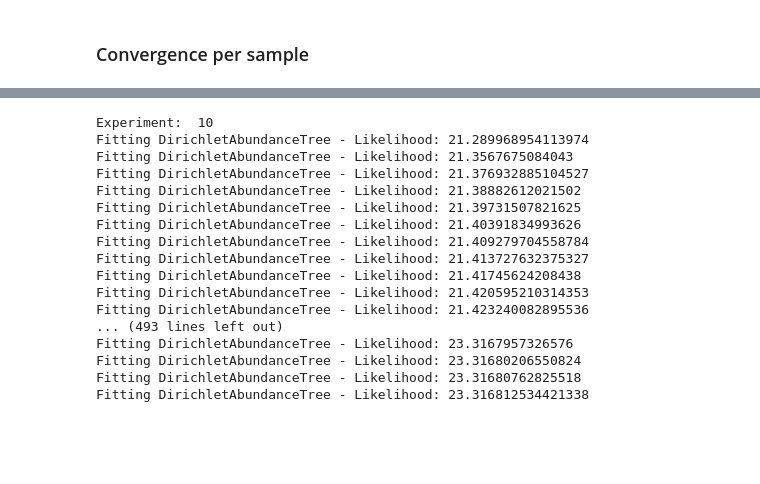
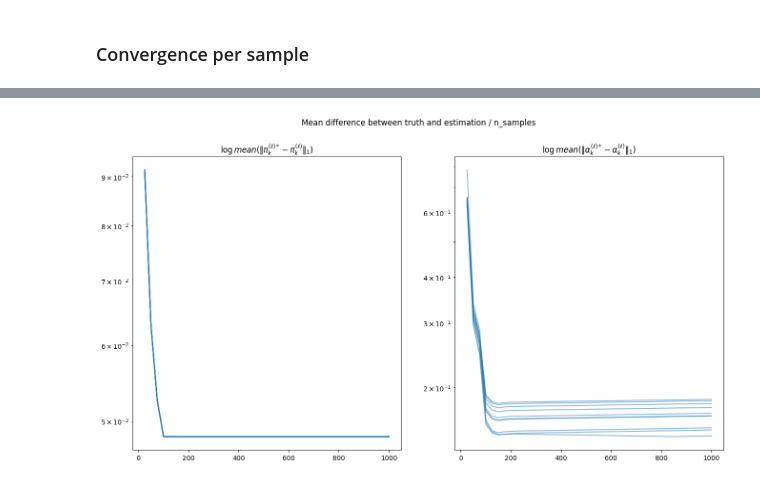
Before and after one commit to AlexandreChaussard/Stage-Microbiote, a Jupyter notebook: Microbiota-Generative-Models/src/playground/bernoulli_tree/benchmark_bernoulli_tree.ipynb, the cells around one changed output, grey strips where cells are left out. Drawn from its saved outputs; the diff is of its cells as text; code cells hidden in the pictures; blank space fills up the shorter version.

```diff
--- a/Microbiota-Generative-Models/src/playground/bernoulli_tree/benchmark_bernoulli_tree.ipynb
+++ b/Microbiota-Generative-Models/src/playground/bernoulli_tree/benchmark_bernoulli_tree.ipynb
@@ -329,51 +430,12 @@ Fitting DirichletAbundanceTree - Likelihood: 34.26179163361035
 # %%
-size_list = [10, 50, 150, 300, 400, 600, 800, 1000]
-
-activation_proba_mean_difference = np.zeros((n_repeat, len(size_list)))
-dirichlet_params_mean_difference = np.zeros((n_repeat, len(size_list)))
-
-for i, size in enumerate(size_list):
-    print("Experiment: ", size)
-    trees = generate_dataset(size)
-    prior_list = [BernoulliTreePrior(global_tree.adjacent_matrix, activation_probabilities=activation_probabilities) for _ in range(n_repeat)]
-    posterior_list = [DirichletAbundanceTreePosterior(global_tree, dirichlet_parameters={}) for _ in range(n_repeat)]
-
-    for k in range(n_repeat):
-        prior = prior_list[k]
-        posterior = posterior_list[k]
-
-        prior.fit(trees)
-        posterior.fit(trees, n_iter=40)
-
-        activation_proba_difference, dirichlet_params_difference = compute_params_difference(prior, posterior)
-
-        activation_proba_mean_difference[k][i] = activation_proba_difference.mean()
-        dirichlet_params_mean_difference[k][i] = dirichlet_params_difference.mean()
-
 fig, axs = plt.subplots(1, 2, figsize=(16,8))
 fig.suptitle("Mean difference between truth and estimation / n_samples")
-axs[0].set_title("Activation proba")
-axs[1].set_title("Dirichlet param")
+axs[0].set_title("$\log mean(\Vert \pi_k^{(\ell)*} - \pi_k^{(\ell)} \Vert_1)$")
+axs[1].set_title("$\log mean(\Vert \\alpha_k^{(\ell)*} - \\alpha_k^{(\ell)} \Vert_1)$")
 for k in range(n_repeat):
-    axs[0].plot(size_list, activation_proba_mean_difference[k], color='blue', alpha=0.5)
-    axs[1].plot(size_list, dirichlet_params_mean_difference[k], color='blue', alpha=0.5)
+    axs[0].plot(tested_sizes, activation_proba_mean_difference[k], color='C0', alpha=0.5)
+    axs[1].plot(tested_sizes, dirichlet_params_mean_difference[k], color='C0', alpha=0.5)
 axs[0].set_yscale('log')
 axs[1].set_yscale('log')
 # %% [output]
-Experiment:  10
-Fitting DirichletAbundanceTree - Likelihood: 21.289968954113974
-Fitting DirichletAbundanceTree - Likelihood: 21.3567675084043
-Fitting DirichletAbundanceTree - Likelihood: 21.376932885104527
-Fitting DirichletAbundanceTree - Likelihood: 21.38882612021502
-Fitting DirichletAbundanceTree - Likelihood: 21.39731507821625
-Fitting DirichletAbundanceTree - Likelihood: 21.40391834993626
-Fitting DirichletAbundanceTree - Likelihood: 21.409279704558784
-Fitting DirichletAbundanceTree - Likelihood: 21.413727632375327
-Fitting DirichletAbundanceTree - Likelihood: 21.41745624208438
-Fitting DirichletAbundanceTree - Likelihood: 21.420595210314353
-Fitting DirichletAbundanceTree - Likelihood: 21.423240082895536
-... (493 lines left out)
-Fitting DirichletAbundanceTree - Likelihood: 23.3167957326576
-Fitting DirichletAbundanceTree - Likelihood: 23.31680206550824
-Fitting DirichletAbundanceTree - Likelihood: 23.31680762825518
-Fitting DirichletAbundanceTree - Likelihood: 23.316812534421338
+[figure, added]
```
Also changed, not shown: parts of 8 cells of this notebook, 3 other files.
